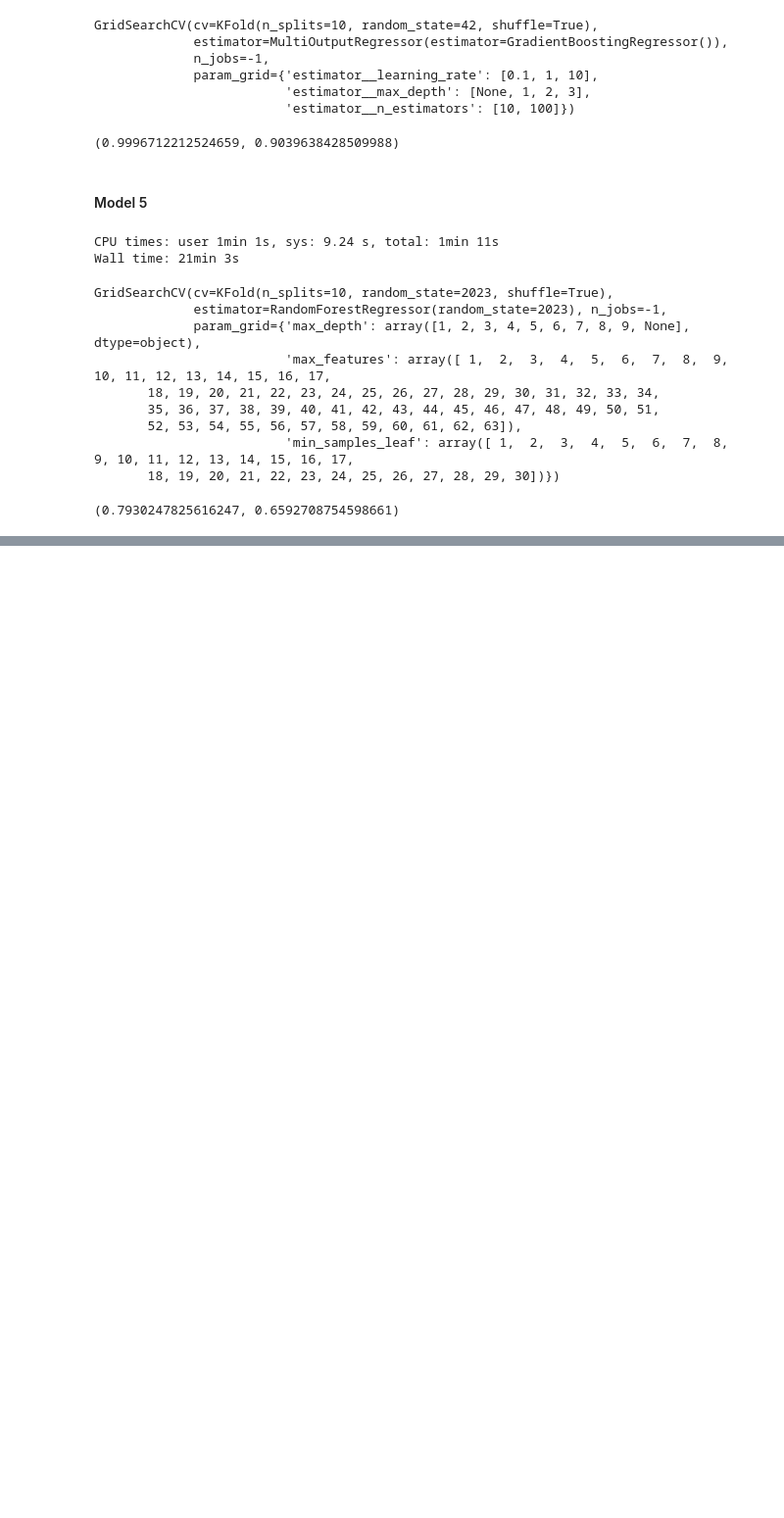
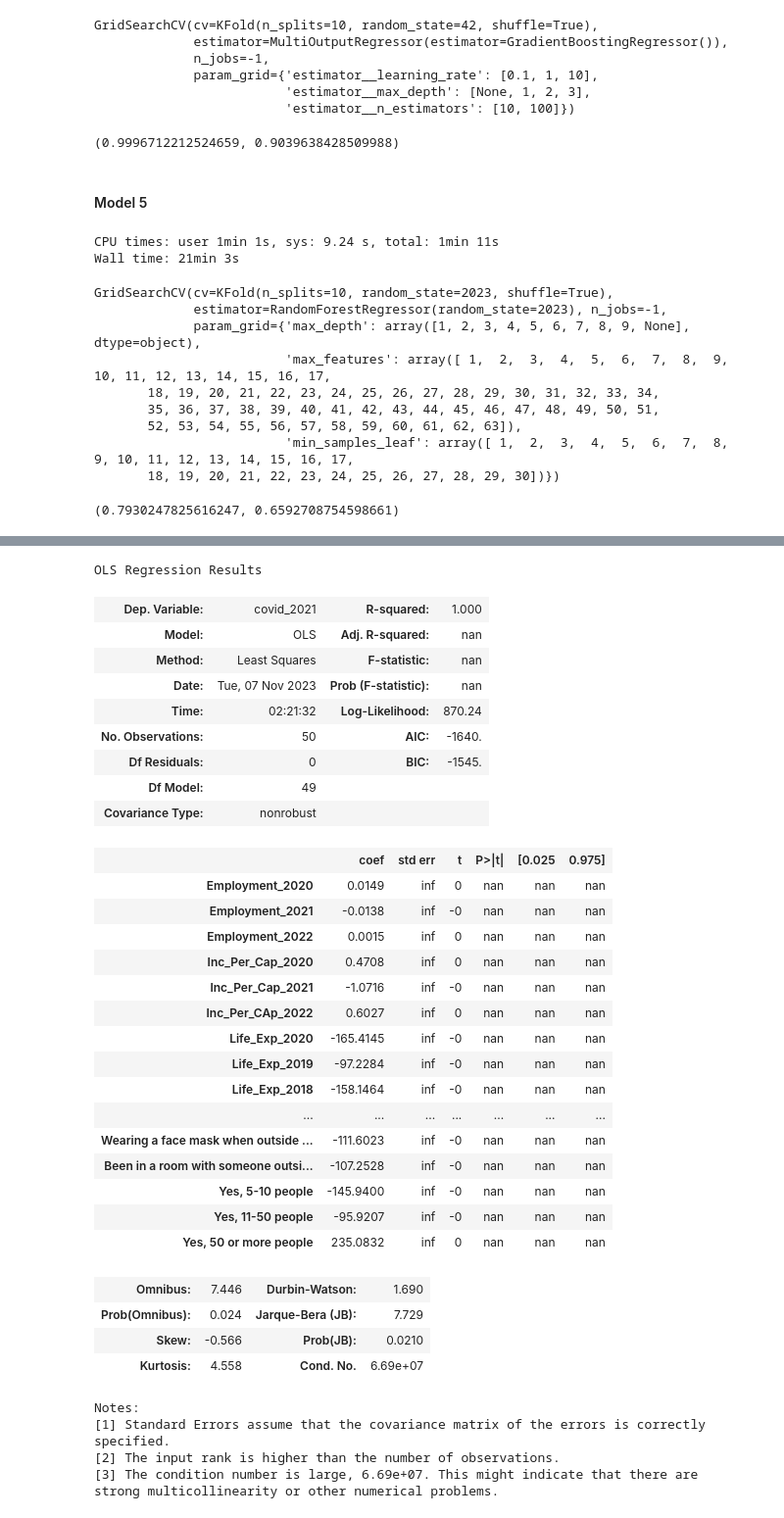
Before and after one commit to rafirahman27/Preparing_for_the_next_Pandemic, a Jupyter notebook: Rafi.ipynb, the cells around one changed output, grey strips where cells are left out. Shown at 98% size. Drawn from its saved outputs; the diff is of its cells as text; code cells hidden in the pictures; blank space fills up the shorter version.

```diff
--- a/Rafi.ipynb
+++ b/Rafi.ipynb
@@ -1181,0 +1331,41 @@ gs2.score(X_train_polysc, y_train), gs2.score(X_test_polysc, y_test)
+# %%
+yols2021 = df['covid_2021']
+
+ols12021 = sm.OLS((yols2021.astype(float)), (X2.astype(float))).fit()
+ols12021.summary()
+# %% [output]
+OLS Regression Results
+| Dep. Variable: | covid_2021 | R-squared: | 1.000 |
+| Model: | OLS | Adj. R-squared: | nan |
+| Method: | Least Squares | F-statistic: | nan |
+| Date: | Tue, 07 Nov 2023 | Prob (F-statistic): | nan |
+| Time: | 02:21:32 | Log-Likelihood: | 870.24 |
+| No. Observations: | 50 | AIC: | -1640. |
+| Df Residuals: | 0 | BIC: | -1545. |
+| Df Model: | 49 |  |  |
+| Covariance Type: | nonrobust |  |  |
+|  | coef | std err | t | P>|t| | [0.025 | 0.975] |
+| Employment_2020 | 0.0149 | inf | 0 | nan | nan | nan |
+| Employment_2021 | -0.0138 | inf | -0 | nan | nan | nan |
+| Employment_2022 | 0.0015 | inf | 0 | nan | nan | nan |
+| Inc_Per_Cap_2020 | 0.4708 | inf | 0 | nan | nan | nan |
+| Inc_Per_Cap_2021 | -1.0716 | inf | -0 | nan | nan | nan |
+| Inc_Per_CAp_2022 | 0.6027 | inf | 0 | nan | nan | nan |
+| Life_Exp_2020 | -165.4145 | inf | -0 | nan | nan | nan |
+| Life_Exp_2019 | -97.2284 | inf | -0 | nan | nan | nan |
+| Life_Exp_2018 | -158.1464 | inf | -0 | nan | nan | nan |
+| ... | ... | ... | ... | ... | ... | ... |
+| Wearing a face mask when outside ... | -111.6023 | inf | -0 | nan | nan | nan |
+| Been in a room with someone outsi... | -107.2528 | inf | -0 | nan | nan | nan |
+| Yes, 5-10 people | -145.9400 | inf | -0 | nan | nan | nan |
+| Yes, 11-50 people | -95.9207 | inf | -0 | nan | nan | nan |
+| Yes, 50 or more people | 235.0832 | inf | 0 | nan | nan | nan |
+| Omnibus: | 7.446 | Durbin-Watson: | 1.690 |
+| Prob(Omnibus): | 0.024 | Jarque-Bera (JB): | 7.729 |
+| Skew: | -0.566 | Prob(JB): | 0.0210 |
+| Kurtosis: | 4.558 | Cond. No. | 6.69e+07 |
+Notes:
+[1] Standard Errors assume that the covariance matrix of the errors is correctly specified.
+[2] The input rank is higher than the number of observations.
+[3] The condition number is large, 6.69e+07. This might indicate that there are
+strong multicollinearity or other numerical problems.
```
Also changed, not shown: parts of 24 cells of this notebook.
